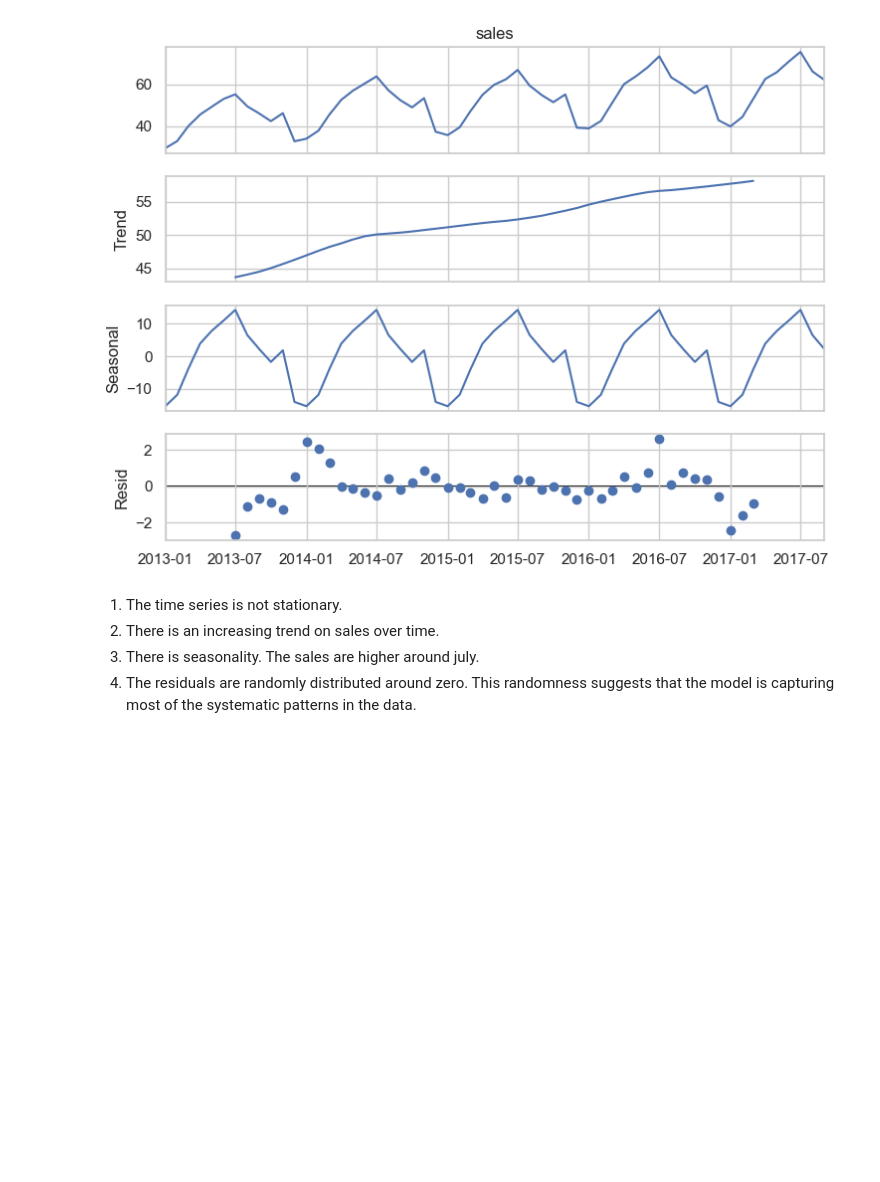
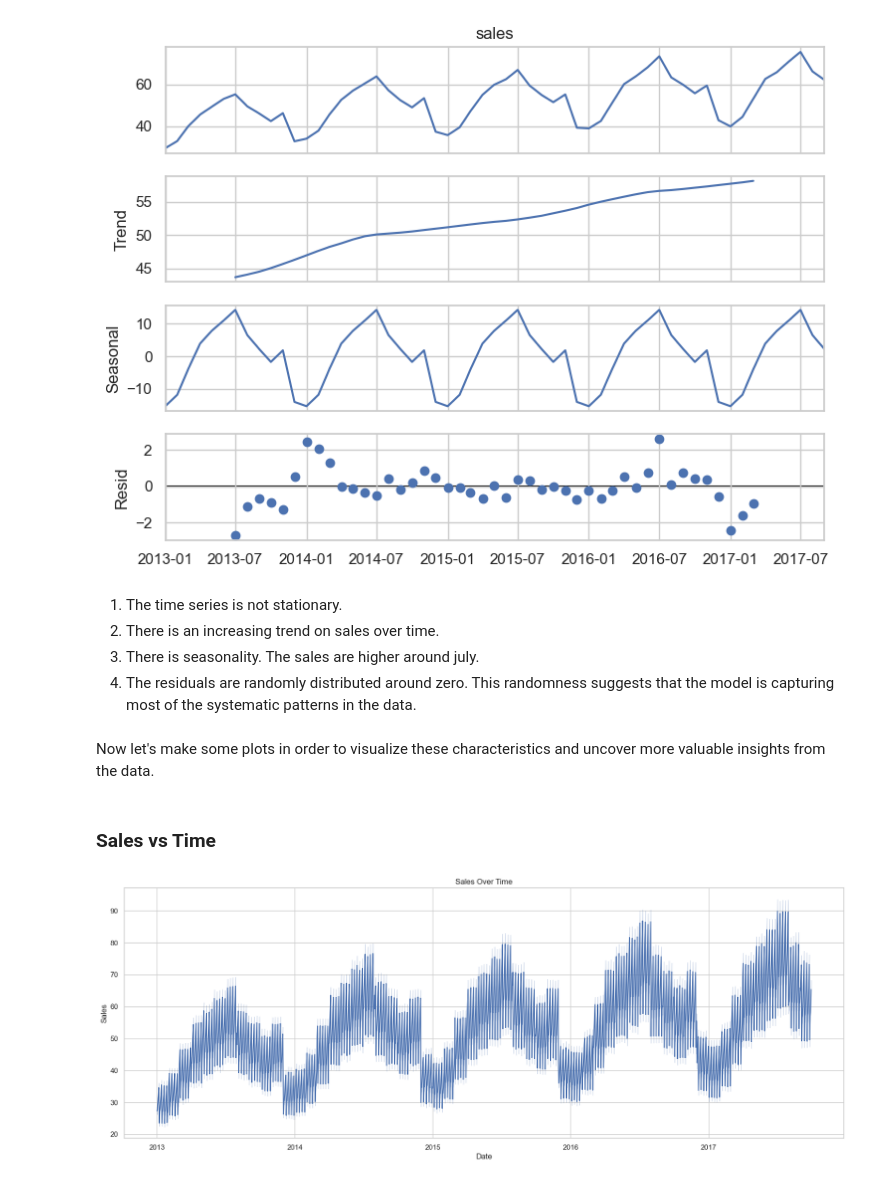
Before and after one commit to allmeidaapedro/Store-Item-Demand-Forecasting, a Jupyter notebook: notebooks/eda.ipynb, the cells around one changed output. Cells and saved outputs as stored; diff of their text form; code cells hidden in the pictures; blank space fills up the shorter version.

```diff
--- a/notebooks/eda.ipynb
+++ b/notebooks/eda.ipynb
@@ -301,3 +301,16 @@ fig.set_size_inches(8, 6)
 2. There is an increasing trend on sales over time.
 3. There is seasonality. The sales are higher around july.
 4. The residuals are randomly distributed around zero. This randomness suggests that the model is capturing most of the systematic patterns in the data.
+# %% [markdown]
+Now let's make some plots in order to visualize these characteristics and uncover more valuable insights from the data.
+# %% [markdown]
+### Sales vs Time
+# %%
+plt.figure(figsize=(20, 7))
+plt.title('Sales Over Time')
+sns.lineplot(data=train, x='date', y='sales')
+plt.xlabel('Date')
+plt.ylabel('Sales')
+plt.show()
+# %% [output]
+[figure, added]
```
Also changed, not shown: parts of 21 cells of this notebook.
